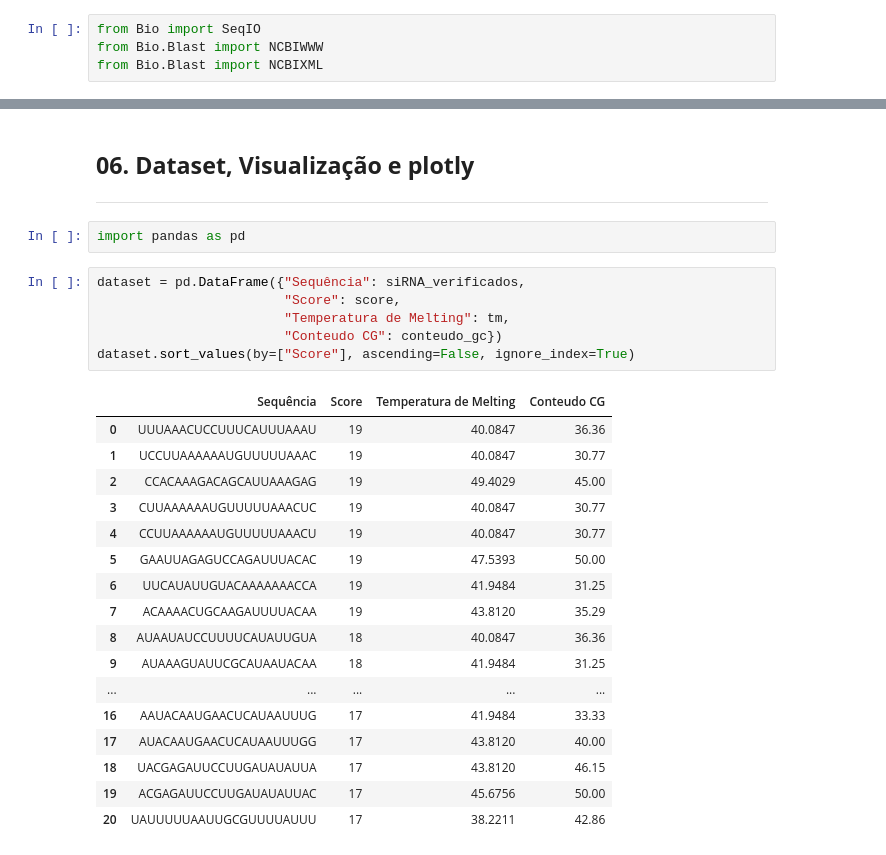
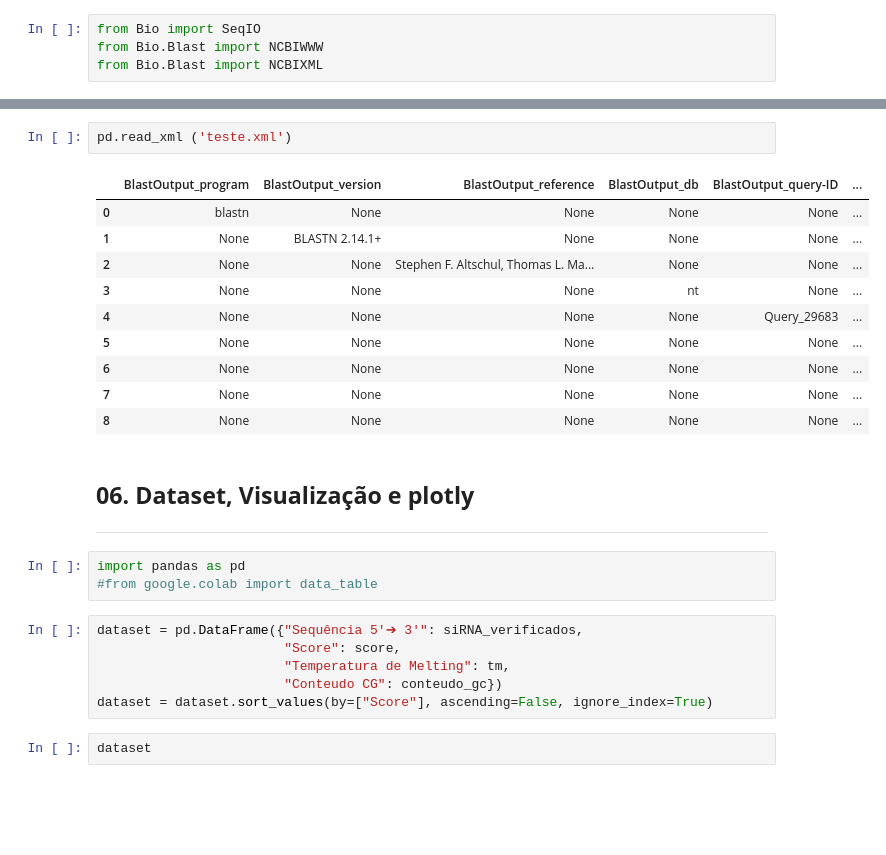
Before and after one commit to CatarinaRRF/siRNASeeker_algorithm, a Jupyter notebook: code/IC_design_de_siRNA.ipynb, the cells around one changed output, grey strips where cells are left out. Cells and saved outputs as stored; diff of their text form; blank space fills up the shorter version.

```diff
--- a/code/IC_design_de_siRNA.ipynb
+++ b/code/IC_design_de_siRNA.ipynb
@@ -315,29 +392,27 @@ for alignment in alignments:
+# %%
+pd.read_xml ('teste.xml')
+# %% [output]
+|  | BlastOutput_program | BlastOutput_version | BlastOutput_reference | BlastOutput_db | BlastOutput_query-ID | ... |
+| 0 | blastn | None | None | None | None | ... |
+| 1 | None | BLASTN 2.14.1+ | None | None | None | ... |
+| 2 | None | None | Stephen F. Altschul, Thomas L. Ma... | None | None | ... |
+| 3 | None | None | None | nt | None | ... |
+| 4 | None | None | None | None | Query_29683 | ... |
+| 5 | None | None | None | None | None | ... |
+| 6 | None | None | None | None | None | ... |
+| 7 | None | None | None | None | None | ... |
+| 8 | None | None | None | None | None | ... |
 # %% [markdown]
 ## <font color=2C3E50><b>06. Dataset, Visualização e plotly</b>
 <hr>
 # %%
 import pandas as pd
+#from google.colab import data_table
 # %%
-dataset = pd.DataFrame({"Sequência": siRNA_verificados,
+dataset = pd.DataFrame({"Sequência 5'➔ 3'": siRNA_verificados,
                         "Score": score,
                         "Temperatura de Melting": tm,
                         "Conteudo CG": conteudo_gc})
-dataset.sort_values(by=["Score"], ascending=False, ignore_index=True)
+dataset = dataset.sort_values(by=["Score"], ascending=False, ignore_index=True)
-# %% [output]
-|  | Sequência | Score | Temperatura de Melting | Conteudo CG |
-| 0 | UUUAAACUCCUUUCAUUUAAAU | 19 | 40.0847 | 36.36 |
-| 1 | UCCUUAAAAAAUGUUUUUAAAC | 19 | 40.0847 | 30.77 |
-| 2 | CCACAAAGACAGCAUUAAAGAG | 19 | 49.4029 | 45.00 |
-| 3 | CUUAAAAAAUGUUUUUAAACUC | 19 | 40.0847 | 30.77 |
-| 4 | CCUUAAAAAAUGUUUUUAAACU | 19 | 40.0847 | 30.77 |
-| 5 | GAAUUAGAGUCCAGAUUUACAC | 19 | 47.5393 | 50.00 |
-| 6 | UUCAUAUUGUACAAAAAAACCA | 19 | 41.9484 | 31.25 |
-| 7 | ACAAAACUGCAAGAUUUUACAA | 19 | 43.8120 | 35.29 |
-| 8 | AUAAUAUCCUUUUCAUAUUGUA | 18 | 40.0847 | 36.36 |
-| 9 | AUAAAGUAUUCGCAUAAUACAA | 18 | 41.9484 | 31.25 |
-| ... | ... | ... | ... | ... |
-| 16 | AAUACAAUGAACUCAUAAUUUG | 17 | 41.9484 | 33.33 |
-| 17 | AUACAAUGAACUCAUAAUUUGG | 17 | 43.8120 | 40.00 |
-| 18 | UACGAGAUUCCUUGAUAUAUUA | 17 | 43.8120 | 46.15 |
-| 19 | ACGAGAUUCCUUGAUAUAUUAC | 17 | 45.6756 | 50.00 |
-| 20 | UAUUUUUAAUUGCGUUUUAUUU | 17 | 38.2211 | 42.86 |
+# %%
+dataset
```
Also changed, not shown: parts of 15 cells of this notebook.
